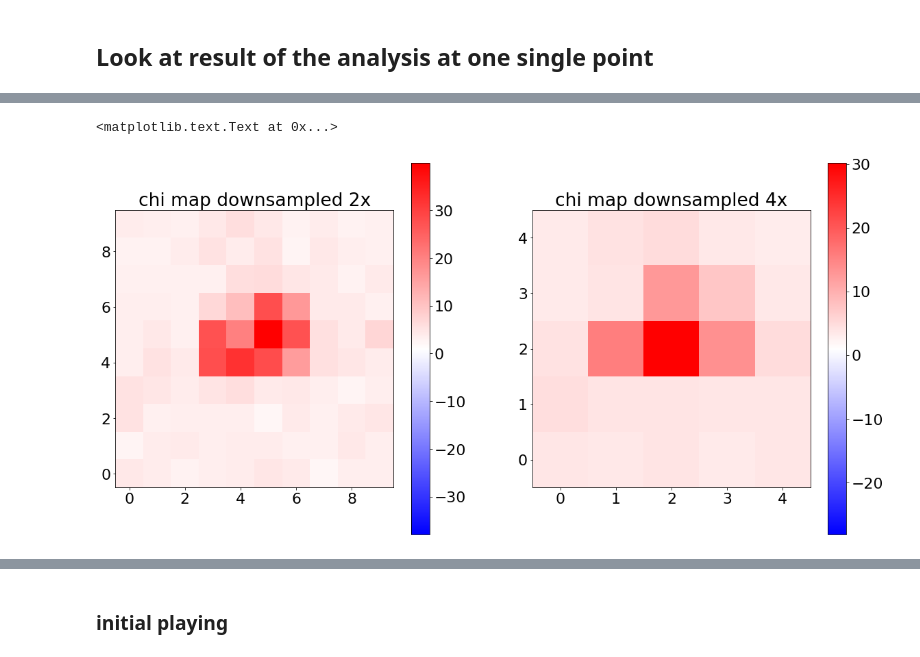
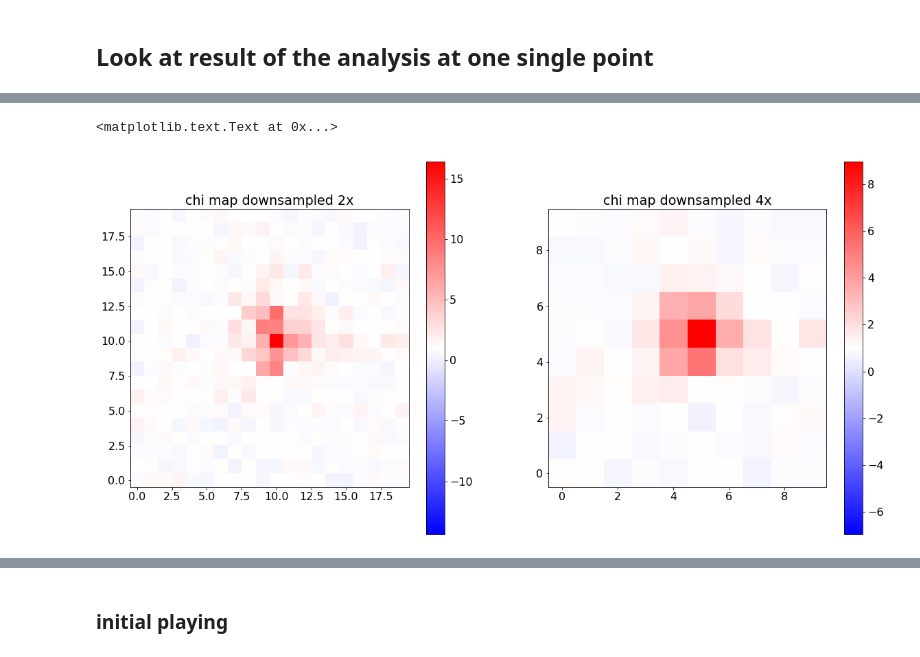
Before and after one commit to Subaru-PFS/dev_2ddrp, a Jupyter notebook: Zernike_Work.ipynb, the cells around one changed output, grey strips where cells are left out. Saved outputs shown, nothing was run; the diff lists cells and outputs as text; code cells hidden in the pictures.

```diff
--- a/Zernike_Work.ipynb
+++ b/Zernike_Work.ipynb
@@ -683,7 +689,7 @@ for single_spot in [55]:
 
     for obs in [8564,8615]:
 
-        file.write("mpirun python /home/ncaplar/Code/ZernikeSingle_11_Mix_P_Aug.py "+str(obs)+" "+str(single_spot)+" 175 1\n")
+        file.write("mpirun python /home/ncaplar/Code/ZernikeSingle_11_Mix_P_Aug.py "+str(obs)+" "+str(single_spot)+" 150 1\n")
     file.close()
 
 for single_spot in [55]:
@@ -705,7 +711,7 @@ for single_spot in [55]:
 
     for obs in [8600,8573]:
 
-        file.write("mpirun python /home/ncaplar/Code/ZernikeSingle_11_Mix_P_Aug.py "+str(obs)+" "+str(single_spot)+" 175 1\n")
+        file.write("mpirun python /home/ncaplar/Code/ZernikeSingle_11_Mix_P_Aug.py "+str(obs)+" "+str(single_spot)+" 150 1\n")
     file.close()
 
 for single_spot in [55]:
@@ -725,9 +731,9 @@ for single_spot in [55]:
     file.write("#3. Steps \n")
     file.write("\n")
 
-    for obs in [8570,8609,8567]:
+    for obs in [8570,8609]:
 
-        file.write("mpirun python /home/ncaplar/Code/ZernikeSingle_11_Mix_P_Aug.py "+str(obs)+" "+str(single_spot)+" 175 1\n")
+        file.write("mpirun python /home/ncaplar/Code/ZernikeSingle_11_Mix_P_Aug.py "+str(obs)+" "+str(single_spot)+" 150 1\n")
     file.close()
 
 for single_spot in [55]:
@@ -749,13 +755,35 @@ for single_spot in [55]:
 
     for obs in [8612,8606]:
 
-        file.write("mpirun python /home/ncaplar/Code/ZernikeSingle_11_Mix_P_Aug.py "+str(obs)+" "+str(single_spot)+" 175 1\n")
+        file.write("mpirun python /home/ncaplar/Code/ZernikeSingle_11_Mix_P_Aug.py "+str(obs)+" "+str(single_spot)+" 150 1\n")
     file.close()
+
+for single_spot in [55]:
+    file = open('/Users/nevencaplar/Documents/PFS/TigerAnalysis/ScriptsForTiger/Perseus'+str(5)+'Spot'+str(single_spot)+'AugObs_P.sh','w')
+
+    file.write("#!/bin/bash \n")
+    file.write("#SBATCH --nodes=9 # node count \n")
+    file.write("#SBATCH --ntasks-per-node=24 \n")
+    file.write("#SBATCH --time 14:59:00 \n")
+    file.write("#SBATCH --mail-type=begin  \n")
+    file.write("#SBATCH --mail-type=end   \n")
+    file.write("#SBATCH --mail-user=ncaplar@princeton.edu \n")
+
+    file.write("\n")
+    file.write("#1. Observation (e.g., 8567) \n")
+    file.write("#2. Threads \n")
+    file.write("#3. Steps \n")
+    file.write("\n")
+
+    for obs in [8603,8567]:
+
+        file.write("mpirun python /home/ncaplar/Code/ZernikeSingle_11_Mix_P_Aug.py "+str(obs)+" "+str(single_spot)+" 150 1\n")
+    file.close()
 # %%
 file = open('/Users/nevencaplar/Documents/PFS/TigerAnalysis/ScriptsForTiger/AugustScriptToSubmitScriptsPerseus'+'.sh','w')
 file.write("#!/bin/bash \n")
 file.write("\n")
-for obs in [1,2,3,4]:
+for obs in [1,2,3,4,5]:
     for single_spot in [55]:
         file.write('sbatch /home/ncaplar/Scripts/Perseus'+str(obs)+'Spot'+str(single_spot)+'AugObs_P.sh \n')
 
@@ -925,8 +953,8 @@ solution_at_0=np.array(solution_at_0)
 ## Look at result of the analysis at one single point
 # %%
 obs='8600'
-single_number='54'
-image_index=55
+single_number='55'
+image_index=int(single_number)
 eps=1
 
 if obs=='8600':
@@ -1120,17 +1184,17 @@ np.sum(np.abs((res_iapetus-sci_image)))/np.sum((res_iapetus))
 # %%
-chi_downsample_10=downsample_manual_function_abs((res_iapetus-sci_image)/np.sqrt(var_image),10)/4
-chi_downsample_5=downsample_manual_function_abs((res_iapetus-sci_image)/np.sqrt(var_image),5)/16
+chi_downsample_10=downsample_manual_function_abs((res_iapetus-sci_image)/np.sqrt(var_image),20)/4
+chi_downsample_5=downsample_manual_function_abs((res_iapetus-sci_image)/np.sqrt(var_image),10)/16
 
 
 plt.figure(figsize=(20,10))
 plt.subplot(121)
 plt.imshow(chi_downsample_10,origin='lower',cmap='bwr',vmin=1-(np.max(np.abs(chi_downsample_10))-1),vmax=np.max(np.abs(chi_downsample_10)))
 plt.colorbar()
 plt.title('chi map downsampled 2x')
 plt.subplot(122)
 plt.imshow(chi_downsample_5,origin='lower',cmap='bwr',vmin=1-(np.max(np.abs(chi_downsample_5))-1),vmax=np.max(np.abs(chi_downsample_5)))
 plt.colorbar()
 plt.title('chi map downsampled 4x')
 # %% [output]
 <matplotlib.text.Text at 0x...>
-[figure, old version]
+[figure, new version]
```
Also changed, not shown: parts of 29 cells of this notebook, 1 other file.
